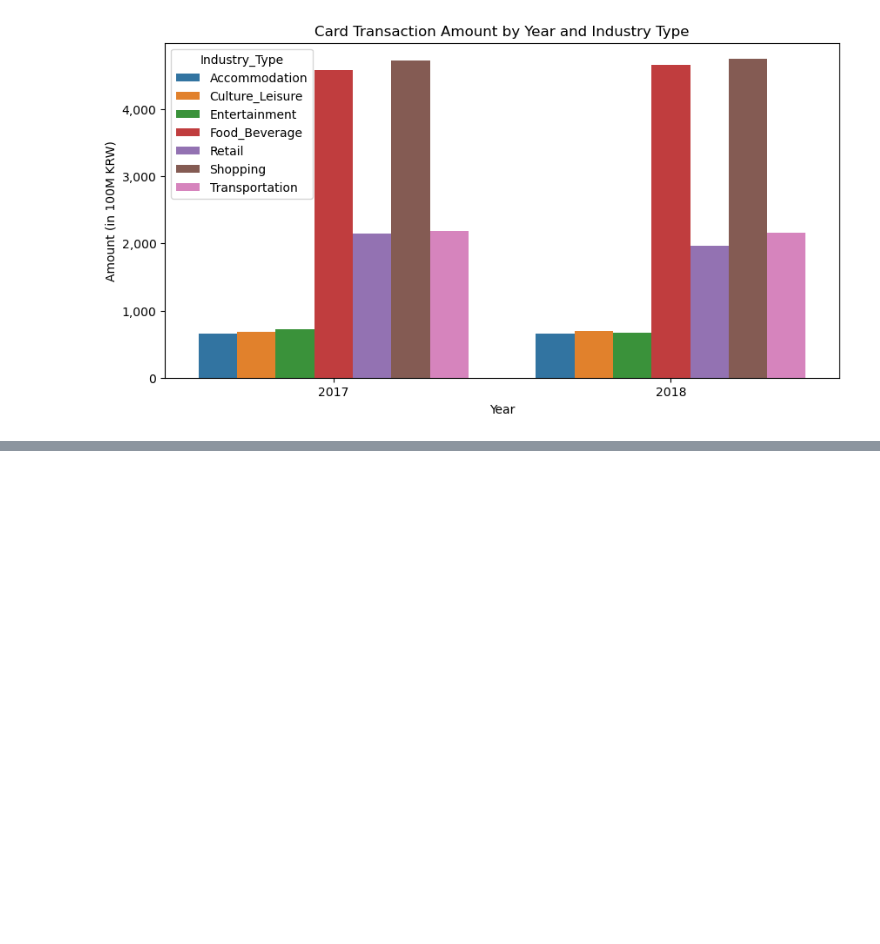
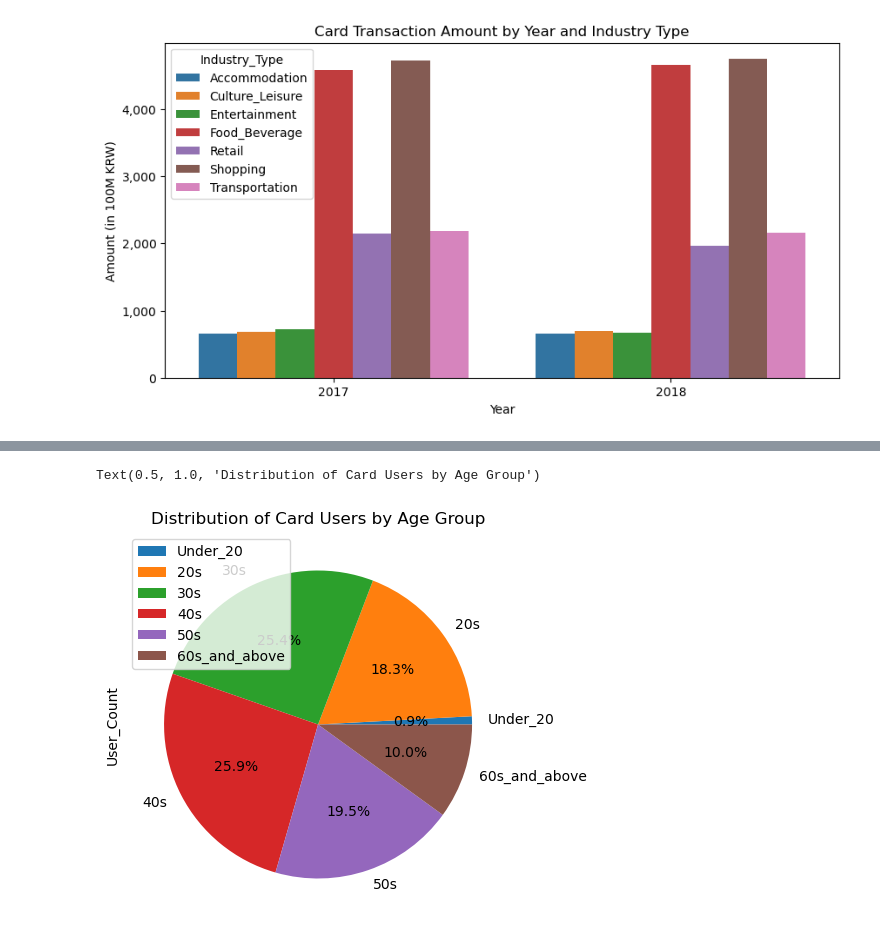
Before and after one commit to data-by-jpark/jeju-card-analysis, a Jupyter notebook: notebooks/jeju_card_analysis.ipynb, the cells around one changed output, grey strips where cells are left out. Saved outputs shown, nothing was run; the diff lists cells and outputs as text; code cells hidden in the pictures; blank space fills up the shorter version.

```diff
--- a/notebooks/jeju_card_analysis.ipynb
+++ b/notebooks/jeju_card_analysis.ipynb
@@ -328,0 +333,3 @@ Text(0, 0.5, 'Amount (in 100M KRW)')
+# %%
+groupby_age = jeju_card_df.groupby('Age_Group').sum(numeric_only=True).reset_index()
+groupby_age
@@ -328,0 +344,6 @@ Text(0, 0.5, 'Amount (in 100M KRW)')
+# %%
+groupby_age.plot(kind='pie', y='User_Count', labels=groupby_age['Age_Group'], autopct='%.1f%%')
+plt.title('Distribution of Card Users by Age Group')
+# %% [output]
+Text(0.5, 1.0, 'Distribution of Card Users by Age Group')
+[figure, added]
```
Also changed, not shown: parts of 10 cells of this notebook, 1 other file.
